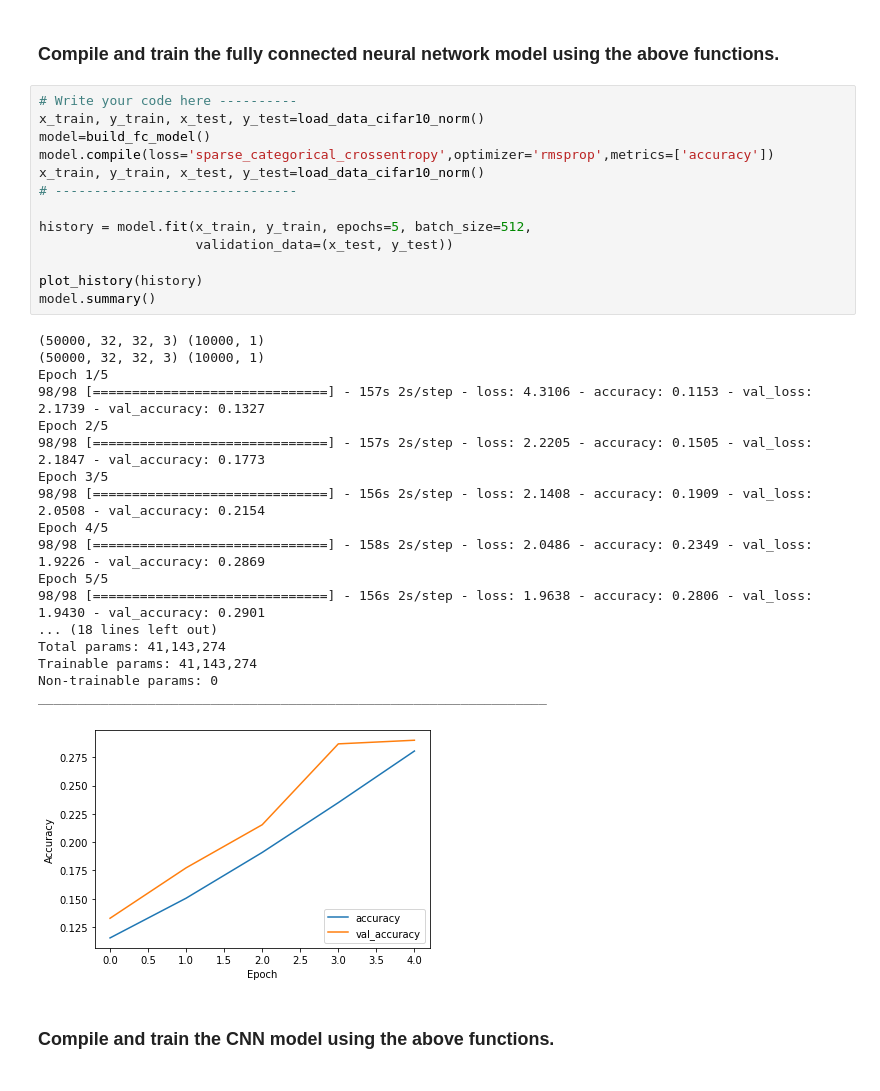
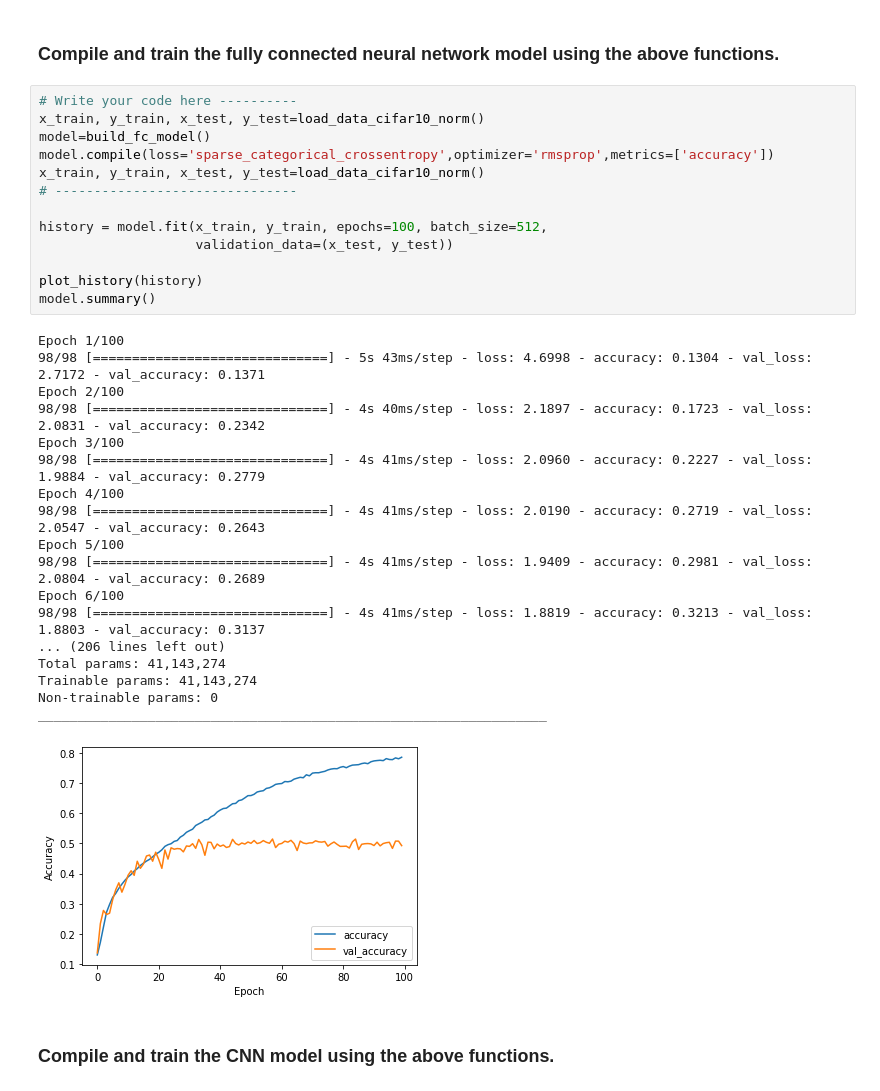
Before and after one commit to anmolag190153/BCS_Summer_project, a Jupyter notebook: BCS_ML_assignment_.ipynb, the cells around one changed output. Drawn from its saved outputs; the diff is of its cells as text.

```diff
--- a/BCS_ML_assignment_.ipynb
+++ b/BCS_ML_assignment_.ipynb
@@ -266,35 +266,35 @@ def build_cnn_model(input_shape=(32, 32, 3), num_class=10):
 # %%
 # Write your code here ----------
 x_train, y_train, x_test, y_test=load_data_cifar10_norm()
 model=build_fc_model()
 model.compile(loss='sparse_categorical_crossentropy',optimizer='rmsprop',metrics=['accuracy'])
 x_train, y_train, x_test, y_test=load_data_cifar10_norm()
 # -------------------------------
 
-history = model.fit(x_train, y_train, epochs=5, batch_size=512,
+history = model.fit(x_train, y_train, epochs=100, batch_size=512,
                     validation_data=(x_test, y_test))
 
 plot_history(history)
 model.summary()
 # %% [output]
-(50000, 32, 32, 3) (10000, 1)
-(50000, 32, 32, 3) (10000, 1)
-Epoch 1/5
-98/98 [==============================] - 157s 2s/step - loss: 4.3106 - accuracy: 0.1153 - val_loss: 2.1739 - val_accuracy: 0.1327
-Epoch 2/5
-98/98 [==============================] - 157s 2s/step - loss: 2.2205 - accuracy: 0.1505 - val_loss: 2.1847 - val_accuracy: 0.1773
-Epoch 3/5
-98/98 [==============================] - 156s 2s/step - loss: 2.1408 - accuracy: 0.1909 - val_loss: 2.0508 - val_accuracy: 0.2154
-Epoch 4/5
-98/98 [==============================] - 158s 2s/step - loss: 2.0486 - accuracy: 0.2349 - val_loss: 1.9226 - val_accuracy: 0.2869
-Epoch 5/5
-98/98 [==============================] - 156s 2s/step - loss: 1.9638 - accuracy: 0.2806 - val_loss: 1.9430 - val_accuracy: 0.2901
-... (18 lines left out)
+Epoch 1/100
+98/98 [==============================] - 5s 43ms/step - loss: 4.6998 - accuracy: 0.1304 - val_loss: 2.7172 - val_accuracy: 0.1371
+Epoch 2/100
+98/98 [==============================] - 4s 40ms/step - loss: 2.1897 - accuracy: 0.1723 - val_loss: 2.0831 - val_accuracy: 0.2342
+Epoch 3/100
+98/98 [==============================] - 4s 41ms/step - loss: 2.0960 - accuracy: 0.2227 - val_loss: 1.9884 - val_accuracy: 0.2779
+Epoch 4/100
+98/98 [==============================] - 4s 41ms/step - loss: 2.0190 - accuracy: 0.2719 - val_loss: 2.0547 - val_accuracy: 0.2643
+Epoch 5/100
+98/98 [==============================] - 4s 41ms/step - loss: 1.9409 - accuracy: 0.2981 - val_loss: 2.0804 - val_accuracy: 0.2689
+Epoch 6/100
+98/98 [==============================] - 4s 41ms/step - loss: 1.8819 - accuracy: 0.3213 - val_loss: 1.8803 - val_accuracy: 0.3137
+... (206 lines left out)
 Total params: 41,143,274
 Trainable params: 41,143,274
 Non-trainable params: 0
 _________________________________________________________________
-[figure, old version]
+[figure, new version]
 # %% [markdown]
 ### Compile and train the CNN model using the above functions.
 # %%
```
Also changed, not shown: parts of 1 cell of this notebook.
